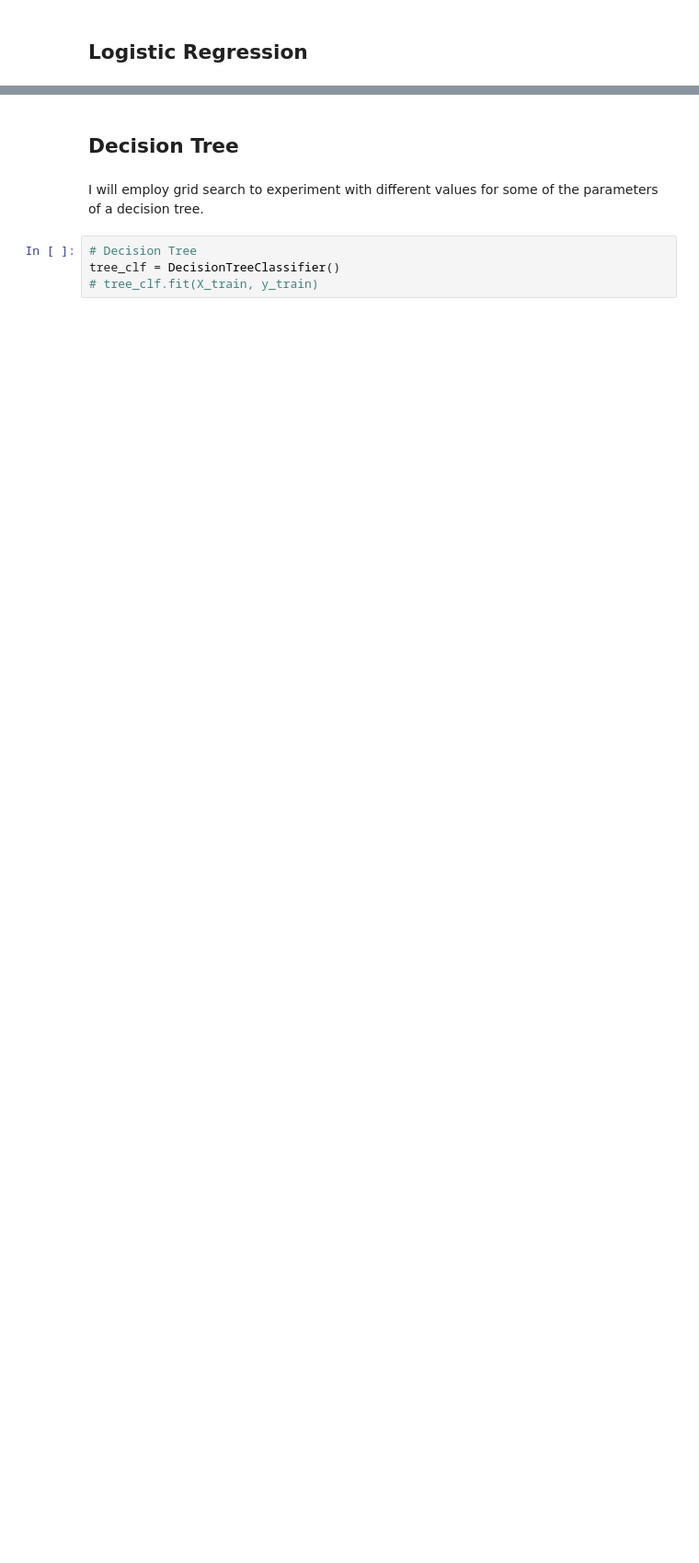
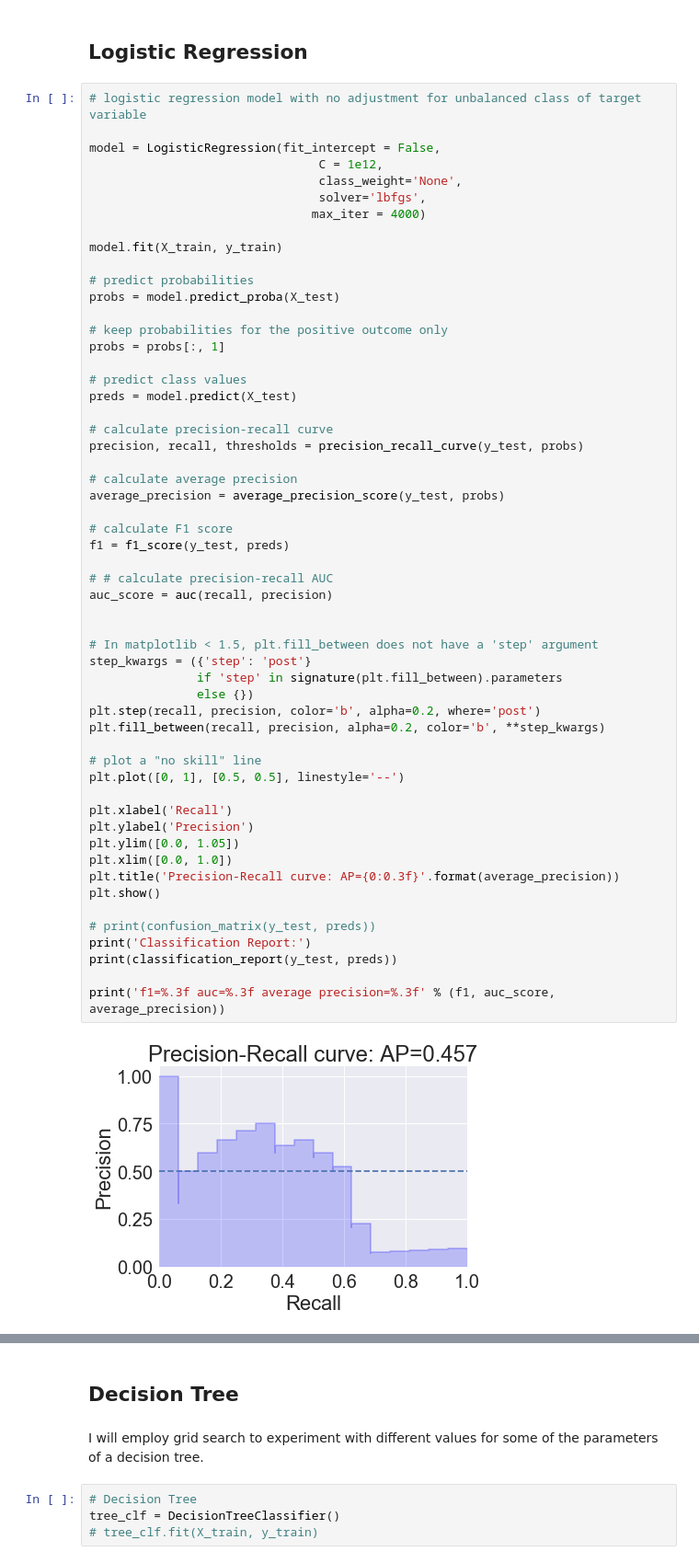
Before and after one commit to giorosati/dsc-3-final-project-online-ds-pt-100118, a Jupyter notebook: student_v2.ipynb, the cells around one changed output, grey strips where cells are left out. Shown at 92% size. Saved outputs shown, nothing was run; the diff lists cells and outputs as text; blank space fills up the shorter version.

```diff
--- a/student_v2.ipynb
+++ b/student_v2.ipynb
@@ -855,3 +928,60 @@ Because this project is attempting to predict the presenct of a life-threatening
 Preference will be given to models with high recall (the percentage of patients with cancer that the model captures). A higher false positive rate (model predicted cancer, but no cancer present) will be tolerated to achieve higher recall.
 # %% [markdown]
 ## Logistic Regression
+# %%
+# logistic regression model with no adjustment for unbalanced class of target variable
+
+model = LogisticRegression(fit_intercept = False,
+                                C = 1e12,
+                                class_weight='None',
+                                solver='lbfgs',
+                               max_iter = 4000)
+
+model.fit(X_train, y_train)
+
+# predict probabilities
+probs = model.predict_proba(X_test)
+
+# keep probabilities for the positive outcome only
+probs = probs[:, 1]
+
+# predict class values
+preds = model.predict(X_test)
+
+# calculate precision-recall curve
+precision, recall, thresholds = precision_recall_curve(y_test, probs)
+
+# calculate average precision
+average_precision = average_precision_score(y_test, probs)
+
+# calculate F1 score
+f1 = f1_score(y_test, preds)
+
+# # calculate precision-recall AUC
+auc_score = auc(recall, precision)
+
+
+# In matplotlib < 1.5, plt.fill_between does not have a 'step' argument
+step_kwargs = ({'step': 'post'}
+               if 'step' in signature(plt.fill_between).parameters
+               else {})
+plt.step(recall, precision, color='b', alpha=0.2, where='post')
+plt.fill_between(recall, precision, alpha=0.2, color='b', **step_kwargs)
+
+# plot a "no skill" line
+plt.plot([0, 1], [0.5, 0.5], linestyle='--')
+
+plt.xlabel('Recall')
+plt.ylabel('Precision')
+plt.ylim([0.0, 1.05])
+plt.xlim([0.0, 1.0])
+plt.title('Precision-Recall curve: AP={0:0.3f}'.format(average_precision))
+plt.show()
+
+# print(confusion_matrix(y_test, preds))
+print('Classification Report:')
+print(classification_report(y_test, preds))
+
+print('f1=%.3f auc=%.3f average precision=%.3f' % (f1, auc_score, average_precision))
+# %% [output]
+[figure, added]
```
Also changed, not shown: parts of 50 cells of this notebook.
